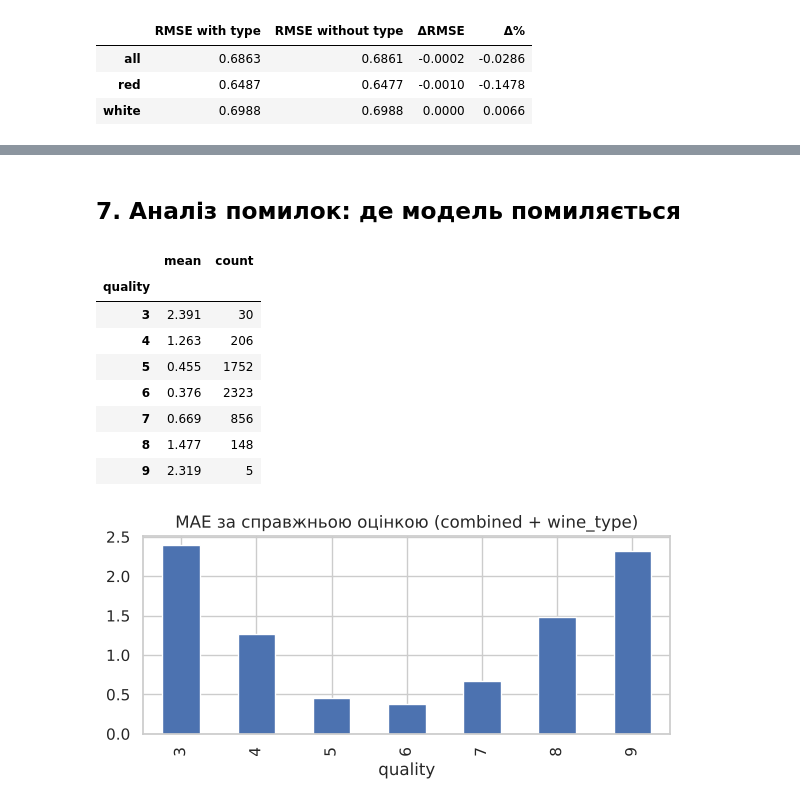
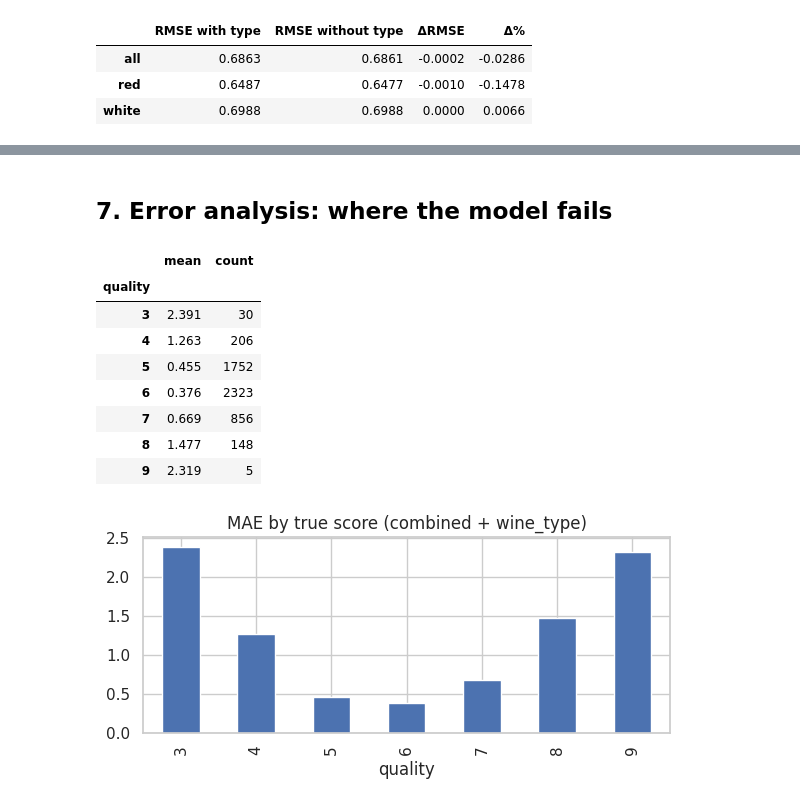
Before and after one commit to timon969/ML_mini-project, a Jupyter notebook: wine_rf_comparison.ipynb, the cells around one changed output, grey strips where cells are left out. Cells and saved outputs as stored; diff of their text form; code cells hidden in the pictures.

```diff
--- a/wine_rf_comparison.ipynb
+++ b/wine_rf_comparison.ipynb
@@ -425,22 +425,22 @@ ax.invert_yaxis(); plt.tight_layout(); plt.show()
 # %% [markdown]
-## 7. Аналіз помилок: де модель помиляється
+## 7. Error analysis: where the model fails
 # %%
-# MAE за кожною справжньою оцінкою (CV, спільна модель з wine_type)
+# MAE for each true score (CV, pooled model with wine_type)
 err = pd.DataFrame({"quality": y, "abs_err": np.abs(y - oof["combined + wine_type"]),
                     "type": df["wine_type"].map({0: "red", 1: "white"})})
 by_q = err.groupby("quality")["abs_err"].agg(["mean", "count"]).round(3)
 display(by_q)
-by_q["mean"].plot(kind="bar", figsize=(6, 3), title="MAE за справжньою оцінкою (combined + wine_type)")
+by_q["mean"].plot(kind="bar", figsize=(6, 3), title="MAE by true score (combined + wine_type)")
 plt.tight_layout(); plt.show()
 # %% [output]
 |  | mean | count |
 | quality |  |  |
 | 3 | 2.391 | 30 |
 | 4 | 1.263 | 206 |
 | 5 | 0.455 | 1752 |
 | 6 | 0.376 | 2323 |
 | 7 | 0.669 | 856 |
 | 8 | 1.477 | 148 |
 | 9 | 2.319 | 5 |
-[figure, old version]
+[figure, new version]
 # %% [markdown]
```
Also changed, not shown: parts of 23 cells of this notebook, 4 other files.
